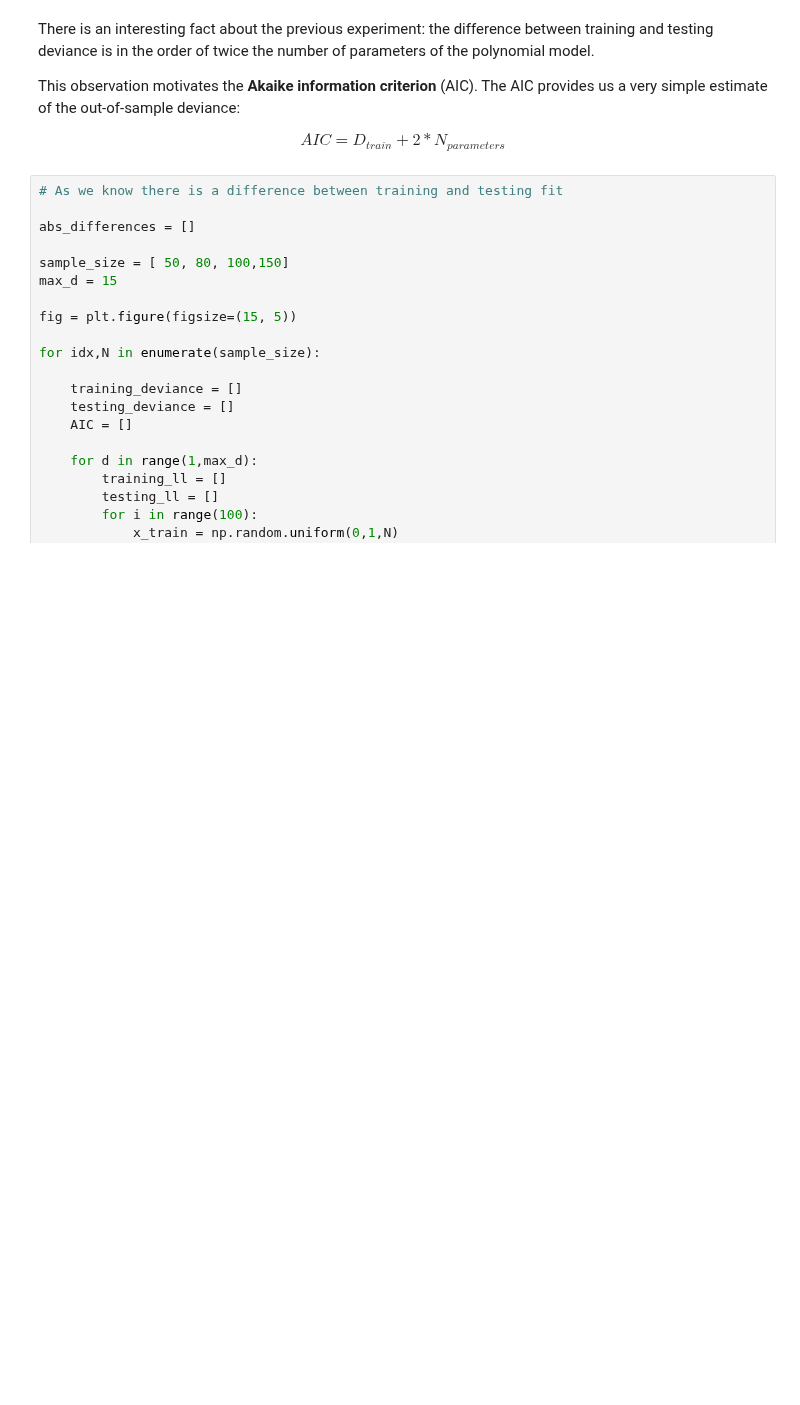
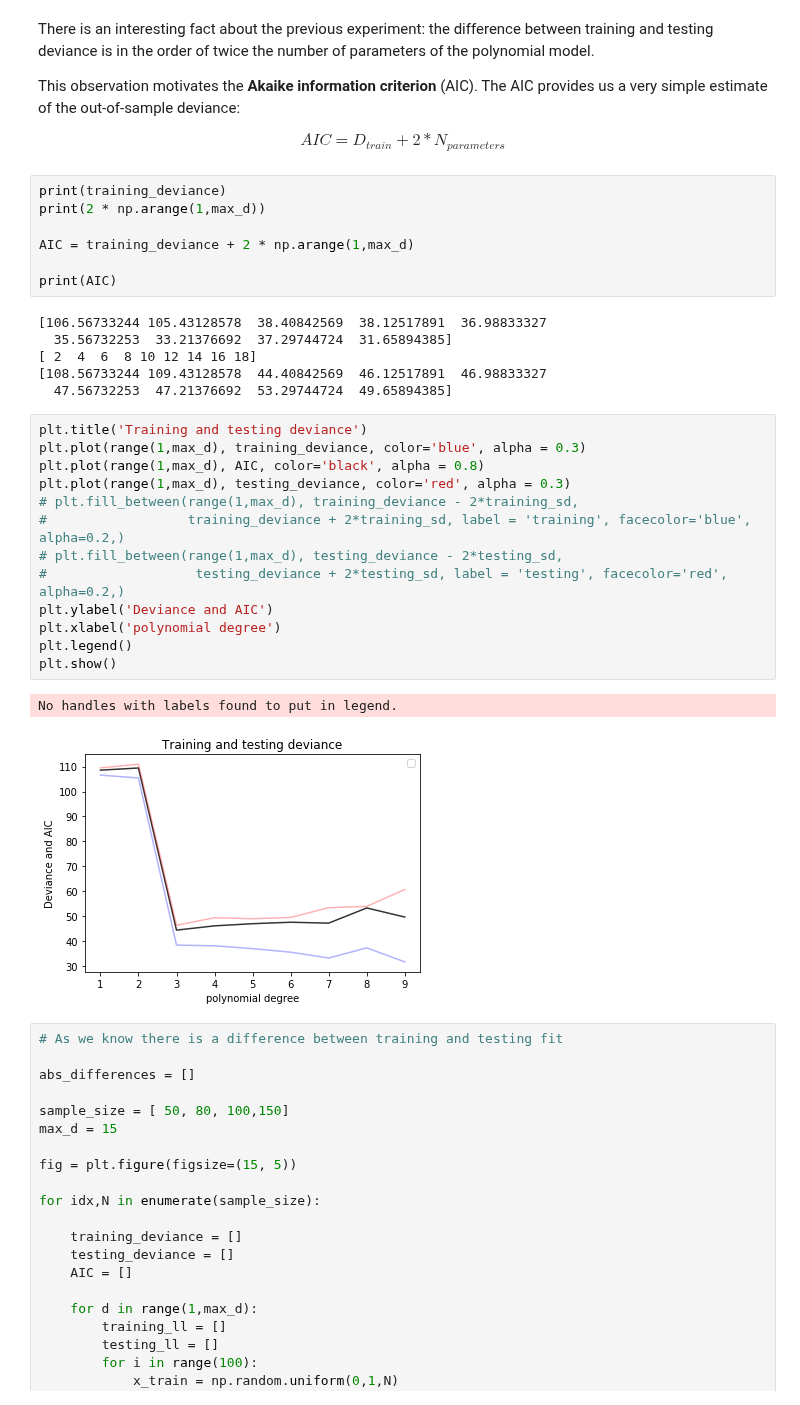
Before and after one commit to marcolorenzi/marcolorenzi.github.io, a Jupyter notebook: material/Resampling/lesson7.ipynb, the cells around one changed output. Cells and saved outputs as stored; diff of their text form; blank space fills up the shorter version.

```diff
--- a/material/Resampling/lesson7.ipynb
+++ b/material/Resampling/lesson7.ipynb
@@ -363,6 +363,35 @@ There is an interesting fact about the previous experiment: the difference betwe
 This observation motivates the  __Akaike information criterion__ (AIC). The AIC provides us a very simple estimate of the out-of-sample deviance:
 
 $$ AIC = D_{train} + 2*N_{parameters} $$
+# %%
+print(training_deviance)
+print(2 * np.arange(1,max_d))
+
+AIC = training_deviance + 2 * np.arange(1,max_d)
+
+print(AIC)
+# %% [output]
+[106.56733244 105.43128578  38.40842569  38.12517891  36.98833327
+  35.56732253  33.21376692  37.29744724  31.65894385]
+[ 2  4  6  8 10 12 14 16 18]
+[108.56733244 109.43128578  44.40842569  46.12517891  46.98833327
+  47.56732253  47.21376692  53.29744724  49.65894385]
+# %%
+plt.title('Training and testing deviance')
+plt.plot(range(1,max_d), training_deviance, color='blue', alpha = 0.3)
+plt.plot(range(1,max_d), AIC, color='black', alpha = 0.8)
+plt.plot(range(1,max_d), testing_deviance, color='red', alpha = 0.3)
+# plt.fill_between(range(1,max_d), training_deviance - 2*training_sd,
+#                  training_deviance + 2*training_sd, label = 'training', facecolor='blue', alpha=0.2,)
+# plt.fill_between(range(1,max_d), testing_deviance - 2*testing_sd,
+#                   testing_deviance + 2*testing_sd, label = 'testing', facecolor='red', alpha=0.2,)
+plt.ylabel('Deviance and AIC')
+plt.xlabel('polynomial degree')
+plt.legend()
+plt.show()
+# %% [output]
+No handles with labels found to put in legend.
+[figure, added]
 # %%
 # As we know there is a difference between training and testing fit
 
```
Also changed, not shown: parts of 1 cell of this notebook, 1 other file.
